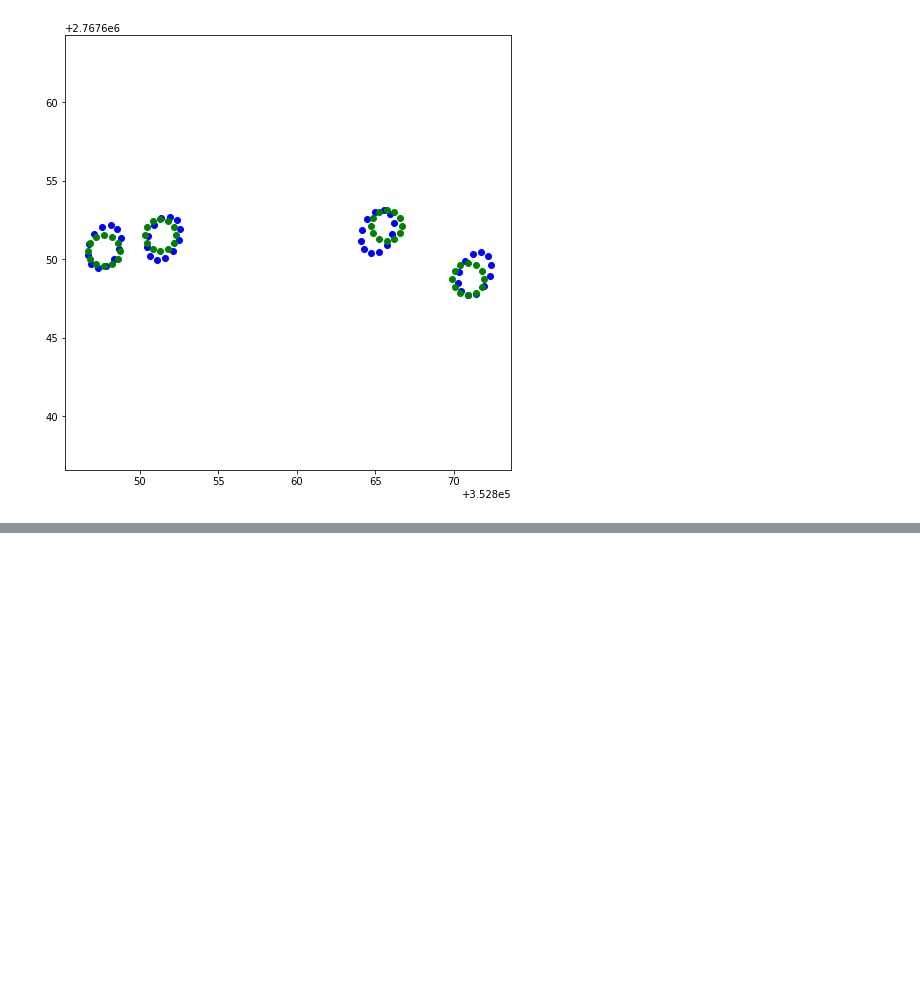
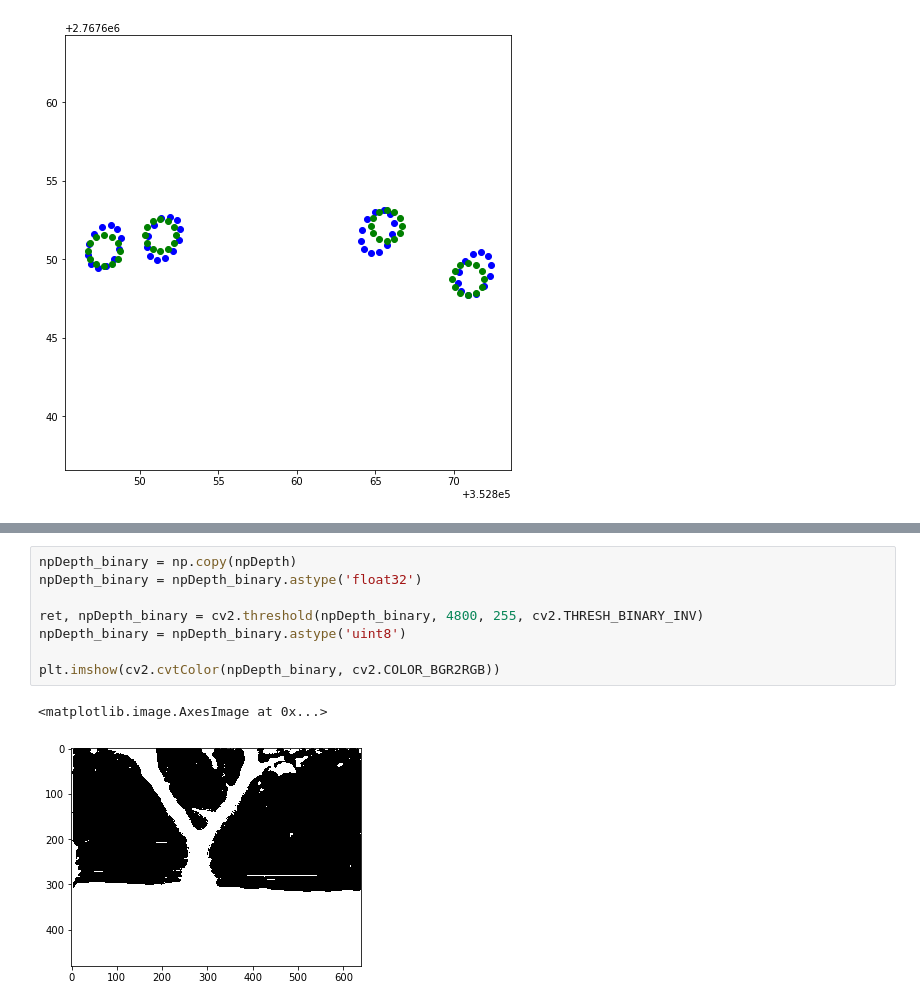
Before and after one commit to Chen-Yu-Qiang/mapping_explorer, a Jupyter notebook: jupyterNotebook/image_util.ipynb, the cells around one changed output, grey strips where cells are left out. Cells and saved outputs as stored; diff of their text form; blank space fills up the shorter version.

```diff
--- a/jupyterNotebook/image_util.ipynb
+++ b/jupyterNotebook/image_util.ipynb
@@ -353,0 +427,11 @@ plt.imshow(align_depth_to_color)
+# %%
+npDepth_binary = np.copy(npDepth)
+npDepth_binary = npDepth_binary.astype('float32')
+
+ret, npDepth_binary = cv2.threshold(npDepth_binary, 4800, 255, cv2.THRESH_BINARY_INV)
+npDepth_binary = npDepth_binary.astype('uint8')
+
+plt.imshow(cv2.cvtColor(npDepth_binary, cv2.COLOR_BGR2RGB))
+# %% [output]
+<matplotlib.image.AxesImage at 0x...>
+[figure, added]
```
Also changed, not shown: parts of 8 cells of this notebook, 9 other files.
